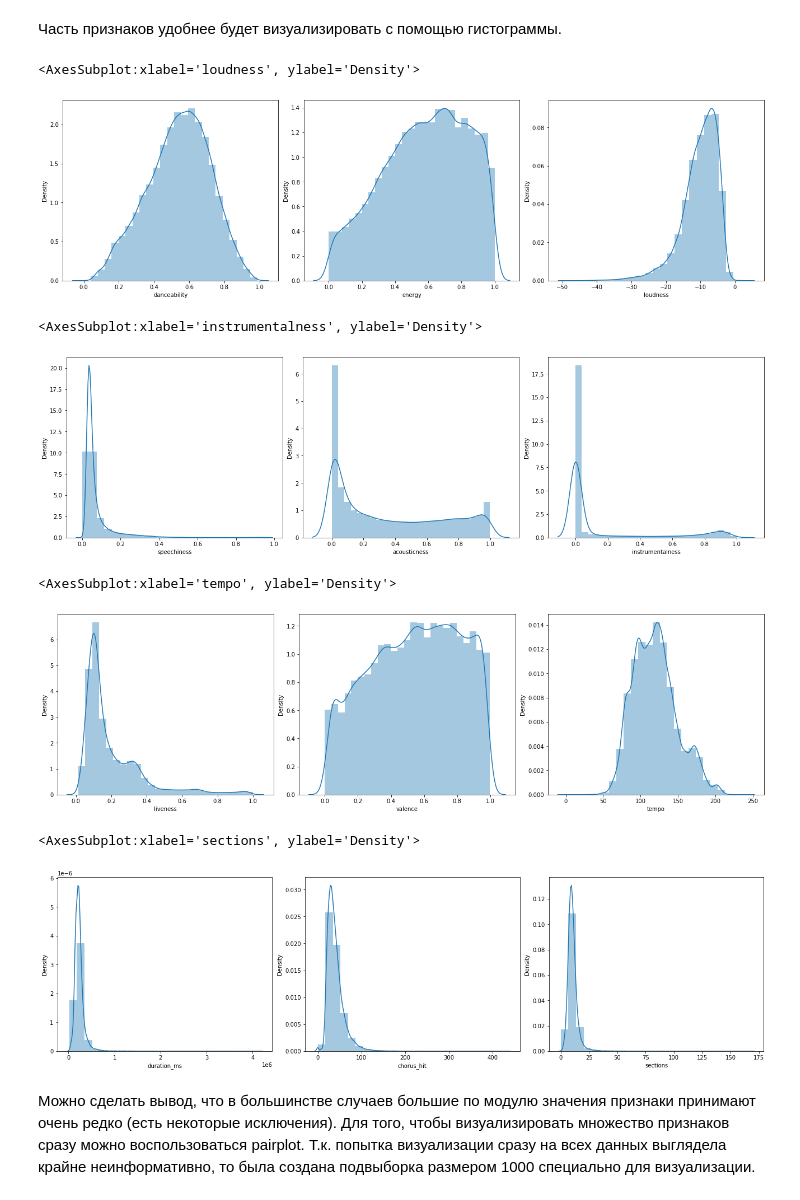
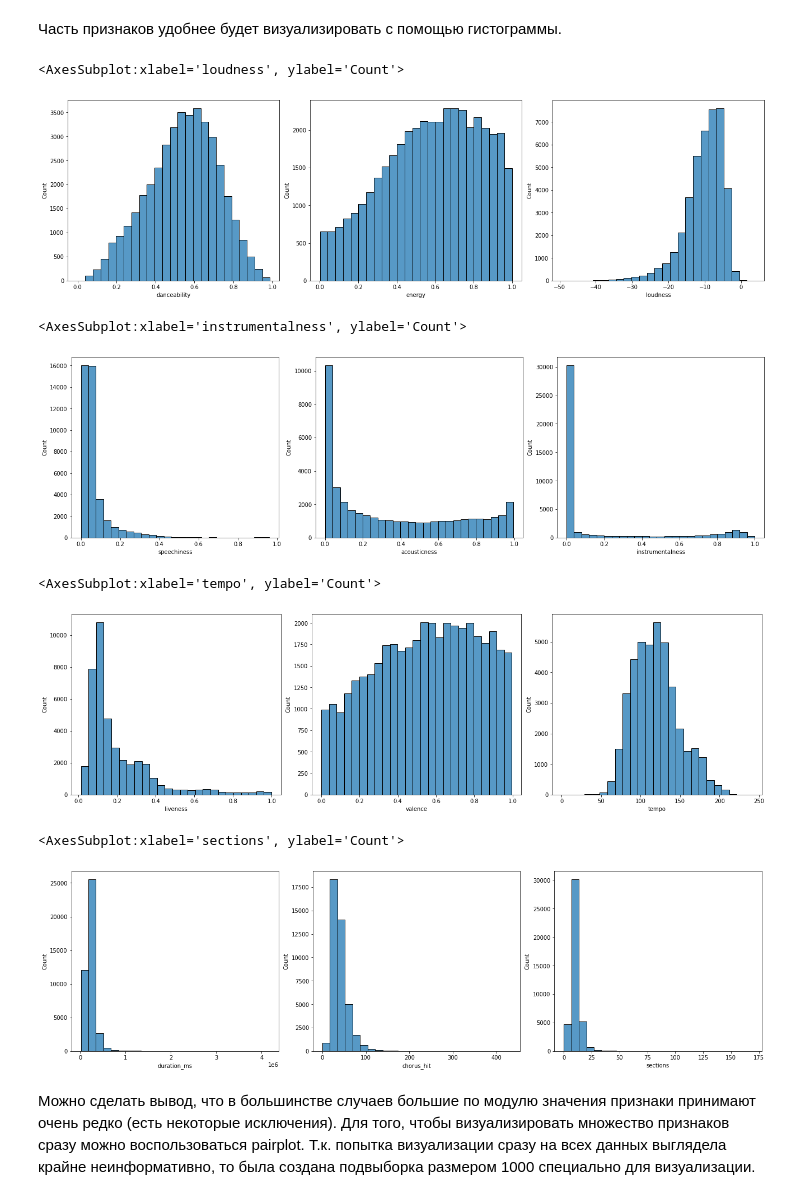
Before and after one commit to CosmonautComrad/Machine-Learning-course, a Jupyter notebook: Practice/homework1.ipynb, the cells around one changed output. Saved outputs shown, nothing was run; the diff lists cells and outputs as text; code cells hidden in the pictures.

```diff
--- a/Practice/homework1.ipynb
+++ b/Practice/homework1.ipynb
@@ -200,39 +202,39 @@ print(np.sum(df['time_signature'] == 5))
 # %%
 fig, ax = plt.subplots(1,3, figsize=(18,5), constrained_layout=True)
 
-sns.distplot(df['danceability'], bins=25, ax=ax[0])
-sns.distplot(df['energy'], bins=25, ax=ax[1])
-sns.distplot(df['loudness'], bins=25, ax=ax[2])
+sns.histplot(df['danceability'], bins=25, ax=ax[0])
+sns.histplot(df['energy'], bins=25, ax=ax[1])
+sns.histplot(df['loudness'], bins=25, ax=ax[2])
 # %% [output]
-<AxesSubplot:xlabel='loudness', ylabel='Density'>
+<AxesSubplot:xlabel='loudness', ylabel='Count'>
-[figure, old version]
+[figure, new version]
 # %%
 fig, ax = plt.subplots(1,3, figsize=(18,5), constrained_layout=True)
 
-sns.distplot(df['speechiness'], bins=25, ax=ax[0])
-sns.distplot(df['acousticness'], bins=25, ax=ax[1])
-sns.distplot(df['instrumentalness'], bins=25, ax=ax[2])
+sns.histplot(df['speechiness'], bins=25, ax=ax[0])
+sns.histplot(df['acousticness'], bins=25, ax=ax[1])
+sns.histplot(df['instrumentalness'], bins=25, ax=ax[2])
 # %% [output]
-<AxesSubplot:xlabel='instrumentalness', ylabel='Density'>
+<AxesSubplot:xlabel='instrumentalness', ylabel='Count'>
-[figure, old version]
+[figure, new version]
 # %%
 fig, ax = plt.subplots(1,3, figsize=(18,5), constrained_layout=True)
 
-sns.distplot(df['liveness'], bins=25, ax=ax[0])
-sns.distplot(df['valence'], bins=25, ax=ax[1])
-sns.distplot(df['tempo'], bins=25, ax=ax[2])
+sns.histplot(df['liveness'], bins=25, ax=ax[0])
+sns.histplot(df['valence'], bins=25, ax=ax[1])
+sns.histplot(df['tempo'], bins=25, ax=ax[2])
 # %% [output]
-<AxesSubplot:xlabel='tempo', ylabel='Density'>
+<AxesSubplot:xlabel='tempo', ylabel='Count'>
-[figure, old version]
+[figure, new version]
 # %%
 fig, ax = plt.subplots(1,3, figsize=(18,5), constrained_layout=True)
 
-sns.distplot(df['duration_ms'], bins=25, ax=ax[0])
-sns.distplot(df['chorus_hit'], bins=25, ax=ax[1])
-sns.distplot(df['sections'], bins=25, ax=ax[2])
+sns.histplot(df['duration_ms'], bins=25, ax=ax[0])
+sns.histplot(df['chorus_hit'], bins=25, ax=ax[1])
+sns.histplot(df['sections'], bins=25, ax=ax[2])
 # %% [output]
-<AxesSubplot:xlabel='sections', ylabel='Density'>
+<AxesSubplot:xlabel='sections', ylabel='Count'>
-[figure, old version]
+[figure, new version]
 # %% [markdown]
 Можно сделать вывод, что в большинстве случаев  большие по модулю значения признаки принимают очень редко (есть некоторые исключения). Для того, чтобы визуализировать множество признаков сразу можно воспользоваться pairplot. Т.к. попытка визуализации сразу на всех данных выглядела крайне неинформативно, то была создана подвыборка размером 1000 специально для визуализации.
 # %%
```
Also changed, not shown: parts of 27 cells of this notebook.
